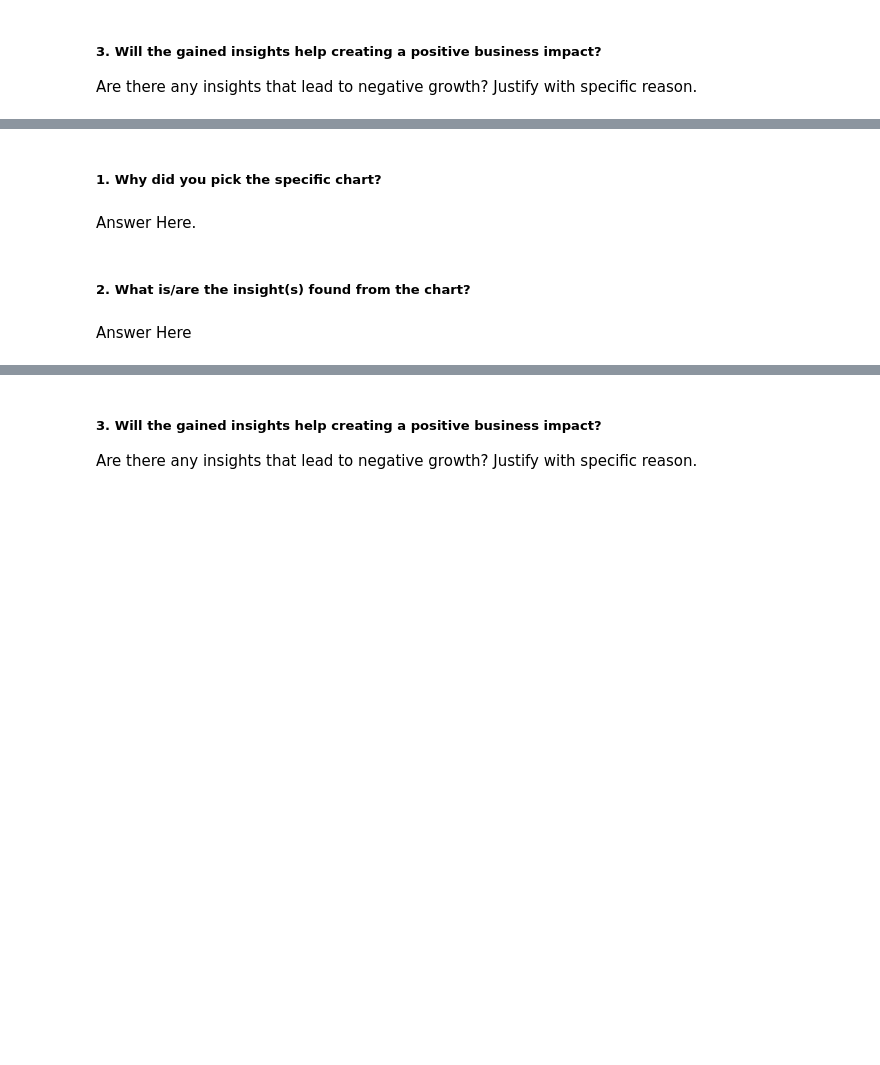
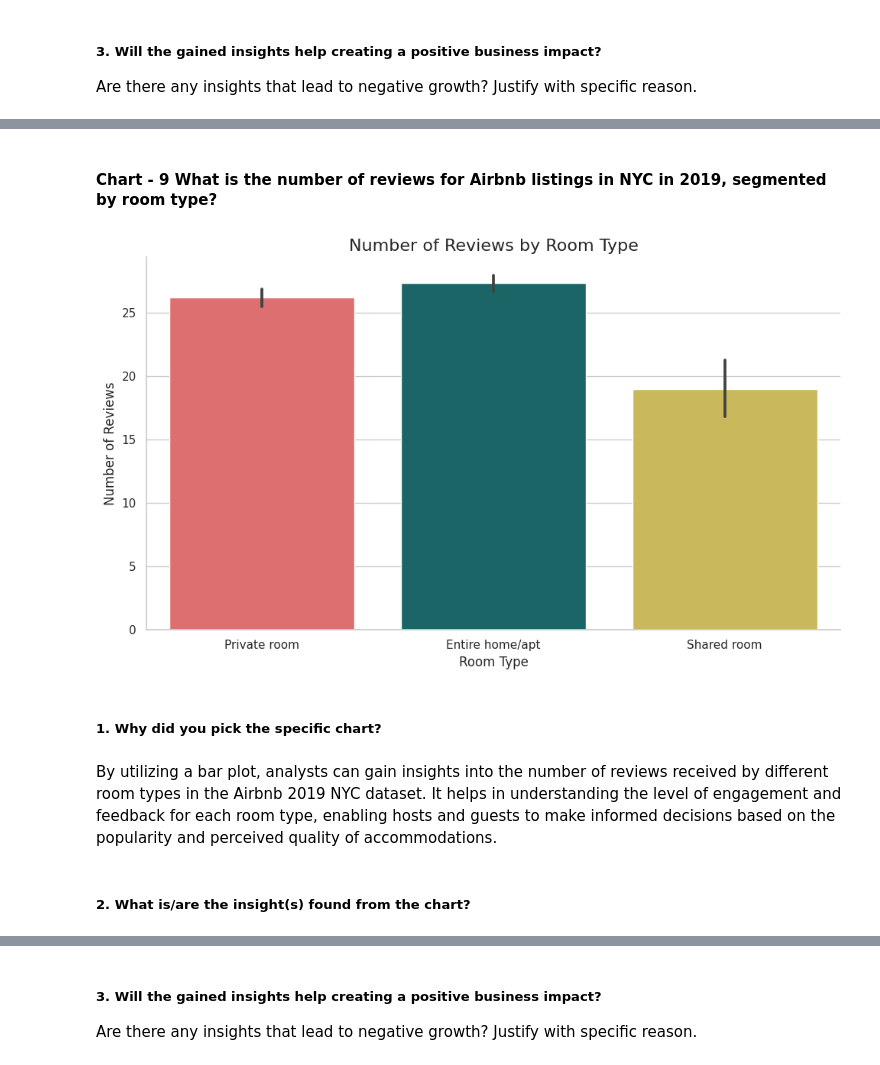
Before and after one commit to rauman43/Sample-EDA-Airbnb, a Jupyter notebook: Capstone_Project_AIRBNB_Sample_EDA_Submission_Template.ipynb, the cells around one changed output, grey strips where cells are left out. Cells and saved outputs as stored; diff of their text form; code cells hidden in the pictures; blank space fills up the shorter version.

```diff
--- a/Capstone_Project_AIRBNB_Sample_EDA_Submission_Template.ipynb
+++ b/Capstone_Project_AIRBNB_Sample_EDA_Submission_Template.ipynb
@@ -873,8 +1020,37 @@ Answer Here
+# %% [markdown]
+#### Chart - 9 What is the number of reviews for Airbnb listings in NYC in 2019, segmented by room type?
+# %%
+# Chart - 9 visualization code
+# Set figure size
+plt.figure(figsize=(10, 6))
+
+# Set seaborn theme to whitegrid
+sns.set_theme(style="whitegrid")
+
+# Custom color palette
+colors = ['#f05d5e','#0f7173','#dbc648']
+
+# Create the bar plot
+ax = sns.barplot(x="room_type", y="number_of_reviews", data=df2, palette=colors)
+
+# Set the title and axis labels
+plt.title('Number of Reviews by Room Type', fontsize=16)
+plt.xlabel('Room Type', fontsize=12)
+plt.ylabel('Number of Reviews', fontsize=12)
+
+# Remove the top and right spines
+sns.despine()
+
+# Adjust the plot layout
+plt.tight_layout()
+
+# Show the plot
+plt.show()
+# %% [output]
+[figure, added]
 # %% [markdown]
 ##### 1. Why did you pick the specific chart?
-# %% [markdown]
-Answer Here.
+# %% [markdown]
+By utilizing a bar plot, analysts can gain insights into the number of reviews received by different room types in the Airbnb 2019 NYC dataset. It helps in understanding the level of engagement and feedback for each room type, enabling hosts and guests to make informed decisions based on the popularity and perceived quality of accommodations.
 # %% [markdown]
 ##### 2. What is/are the insight(s) found from the chart?
-# %% [markdown]
-Answer Here
```
Also changed, not shown: parts of 90 cells of this notebook.
